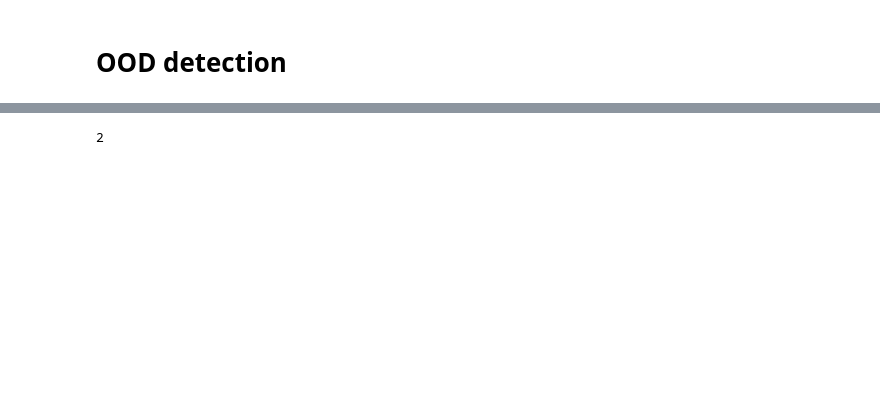
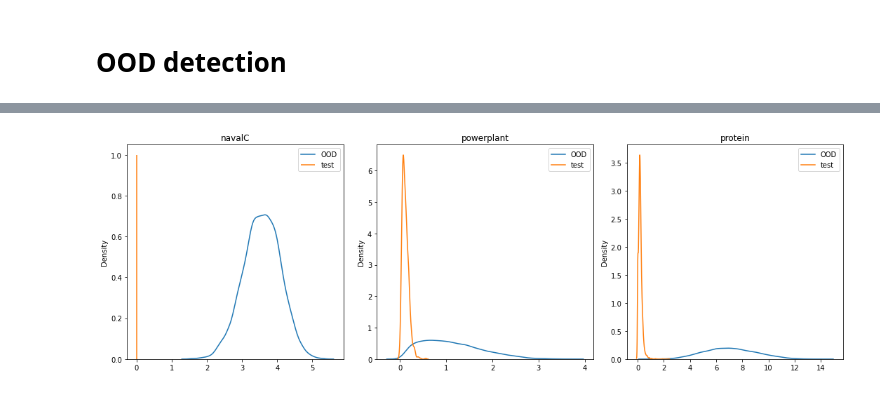
Before and after one commit to yannpequignot/IVISpaces, a Jupyter notebook: Notebooks/ICML_results-large.ipynb, the cells around one changed output, grey strips where cells are left out. Saved outputs shown, nothing was run; the diff lists cells and outputs as text; code cells hidden in the pictures; blank space fills up the shorter version.

```diff
--- a/Notebooks/ICML_results-large.ipynb
+++ b/Notebooks/ICML_results-large.ipynb
@@ -472,20 +219,0 @@ fig.tight_layout()
-# %%
-import seaborn as sns
-l=len(datasets)
-fig, ax= plt.subplots(1,l,figsize=(5*l,5))
-d=0
-cmap=plt.get_cmap('Set1')
-
-for dataset in datasets:
-
-    sns.lineplot(data=data[dataset], x="fpr-ood", y="tpr-id", hue="method", ax=ax[d],  ci=None)
-        #custom_text.append(method+' (AUC:{})'.format(np.mean(AUCs).round(3)))
-    #lgd = ax[d].legend(custom_lines, custom_text, loc='best')
-    ax[d].set_title(dataset)
-    ax[d].set_xlabel('FPR on OOD')
-    ax[d].set_ylabel('TPR on in-distribution')
-    ax[d].set_aspect('equal')
-    d+=1
-
-
-fig.tight_layout()
@@ -498,4 +220,48 @@ plt.savefig("Results/Paper/Exp2/UCIsmall_ROC_curves_Exp2.pdf", dpi=600)
-# %%
-2
-# %% [output]
-2
+# %%
+import seaborn as sns
+from pylab import *
+from torch.distributions import MultivariateNormal
+from matplotlib.colors import ListedColormap
+
+cmap=ListedColormap(sns.color_palette("tab10").as_hex())
+
+
+def nn_dist(X):
+    #X_in=torch.cat([X[0],X[1]])
+    X_train=X[0]
+    X_test=X[1]
+    X_ood=X[2]
+    dist_ood=torch.cdist(X_train,X_ood)
+    dist_test=torch.cdist(X_train,X_test)
+    #print(X_in.shape, X_ood.shape, dist.shape)
+    return dist_test.min(dim=0)[0], dist_ood.min(dim=0)[0]
+
+fig, ax=plt.subplots(1,3, figsize=(15,5))
+ax=ax.flatten()
+i=0
+for dataset in datasets:
+    split_nb=0
+    for split in MODELS[dataset]:#[MODELS[dataset][0]]:
+        split_nb+=1
+        x_train, y_train=split[0]['train']
+        x_test, y_test=split[0]['test']
+        input_dim=x_test.shape[1]
+        std_y_train=split[0]['scaler_y']
+
+        OOD_sampler = uniform_rect_sampler(x_train, n=10000) #MultivariateNormal(x_train.mean(0), covariance_matrix=.5*torch.diag(x_train.std(0))) #
+        x_OOD=OOD_sampler()#OOD_sampler.sample((50000,))
+
+        X = [x_train, x_test, x_OOD]
+        if split_nb==2:
+            test, ood= nn_dist(X)
+            sns.kdeplot(ood.cpu(), ax=ax[i], label='OOD')
+            ax[i].set_title(dataset)
+            if test.std() < 0.01:
+                ax[i].vlines(x=test.mean(), ymin=0, ymax=1, color=cmap(1), label='test')
+            else:
+                sns.kdeplot(test.cpu(), ax=ax[i], label='test')
+            ax[i].legend()
+            i+=1
+fig.tight_layout()
+# %% [output]
+[figure, added]
```
Also changed, not shown: parts of 44 cells of this notebook, 9 other files.
